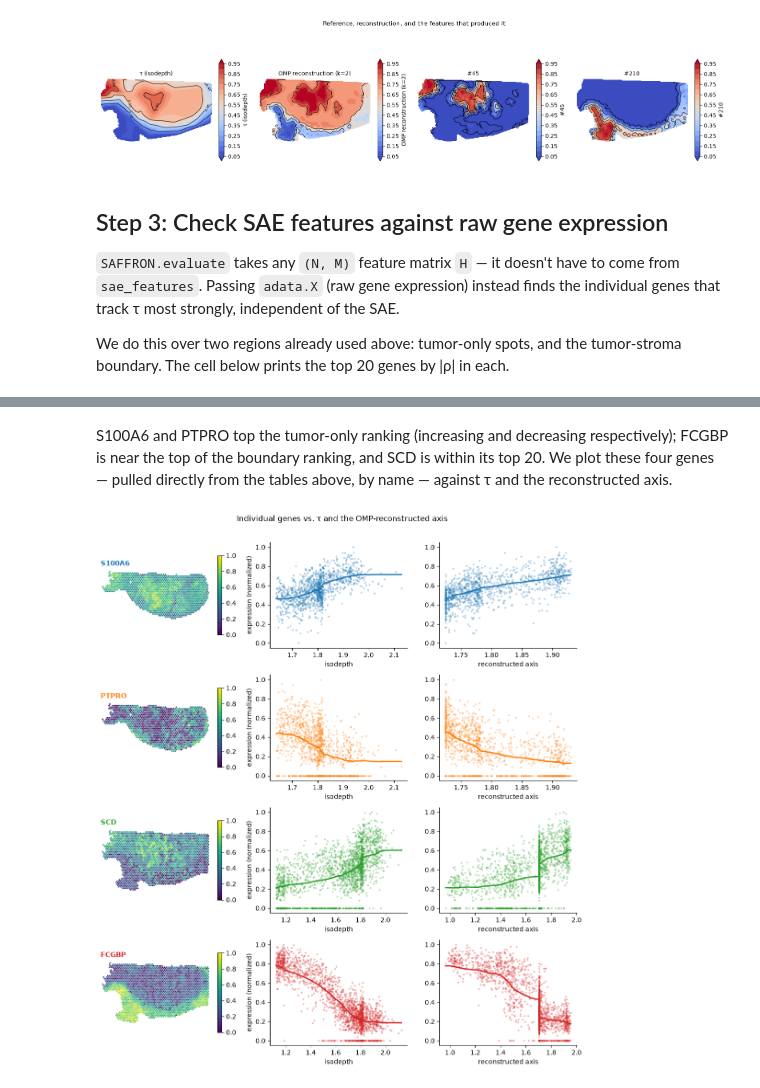
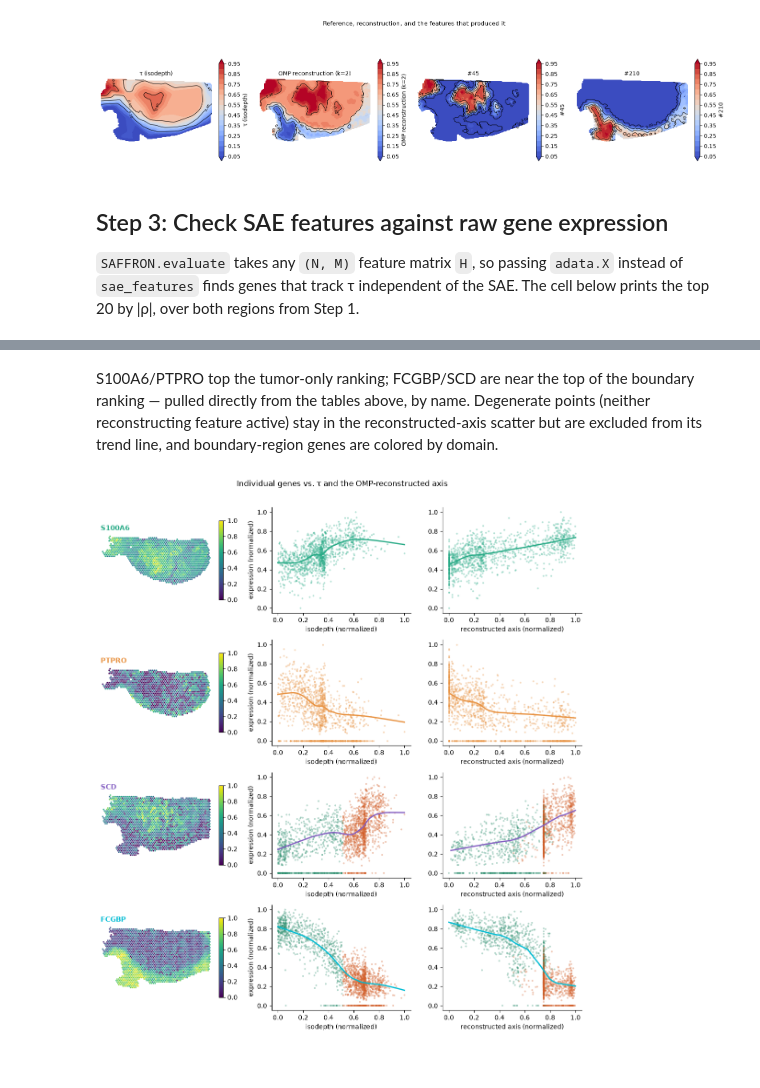
Before and after one commit to chitra-lab/SAFFRON, a Jupyter notebook: notebooks/global_spatial_variation_tutorial.ipynb, the cells around one changed output, grey strips where cells are left out. Drawn from its saved outputs; the diff is of its cells as text; code cells hidden in the pictures.

```diff
--- a/notebooks/global_spatial_variation_tutorial.ipynb
+++ b/notebooks/global_spatial_variation_tutorial.ipynb
@@ -34,7 +34,7 @@ The SAE trains on the full tissue so its features generalize beyond any one regi
 model = SAFFRON(latent_dim=256, k=16, matryoshka_dims=[64, 128, 256], epochs=100)
 model.fit(adata, features_key="sae_features")
 
-region = select_domains(adata, [adata.uns["tumor_domain"], adata.uns["tumor_domain"] - 1])
+region = select_domains(adata, [adata.uns["target_domain"], adata.uns["target_domain"] - 1])
 result = model.evaluate(region, tau_key="isodepth", features_key="sae_features")
 
 corr = result.correlation
@@ -73,14 +73,9 @@ Reconstructed τ from features [np.int64(45), np.int64(210)]   R2 = 0.808
 # %% [markdown]
 ## Step 3: Check SAE features against raw gene expression
 
-`SAFFRON.evaluate` takes any `(N, M)` feature matrix `H` — it doesn't have to come from
-`sae_features`. Passing `adata.X` (raw gene expression) instead finds the individual genes that
-track τ most strongly, independent of the SAE.
-
-We do this over two regions already used above: tumor-only spots, and the tumor-stroma boundary.
-The cell below prints the top 20 genes by |ρ| in each.
+`SAFFRON.evaluate` takes any `(N, M)` feature matrix `H`, so passing `adata.X` instead of `sae_features` finds genes that track τ independent of the SAE. The cell below prints the top 20 by |ρ|, over both regions from Step 1.
 # %%
-tumor_only = select_domains(adata, [adata.uns["tumor_domain"]])
+tumor_only = select_domains(adata, [adata.uns["target_domain"]])
 
 tumor_result = SAFFRON().evaluate(tumor_only, H=to_dense(tumor_only.X), tau_key="isodepth",
                                    restrict_support=False, run_omp=False)
@@ -113,18 +108,29 @@ Top 20 genes, tumor-only spots:
   SCD        rho = +0.579
   HLA-A      rho = -0.569
 # %% [markdown]
-S100A6 and PTPRO top the tumor-only ranking (increasing and decreasing respectively); FCGBP is
-near the top of the boundary ranking, and SCD is within its top 20. We plot these four genes —
-pulled directly from the tables above, by name — against τ and the reconstructed axis.
+S100A6/PTPRO top the tumor-only ranking; FCGBP/SCD are near the top of the boundary ranking —
+pulled directly from the tables above, by name. Degenerate points (neither reconstructing
+feature active) stay in the reconstructed-axis scatter but are excluded from its trend line,
+and boundary-region genes are colored by domain.
 # %%
 recon_tumor = omp_reconstruct(tumor_only.obsm["sae_features"], tumor_only.obs["isodepth"].values, k=2)
 
+tumor_mask = omp_active_mask(tumor_only.obsm["sae_features"], recon_tumor.selected_features)
+boundary_mask = omp_active_mask(region.obsm["sae_features"], recon.selected_features)
+
+PAPER_COLORS = {"S100A6": "#29AB87", "PTPRO": "#E8913F", "SCD": "#845EC2", "FCGBP": "#00BCD4"}
+DOMAIN_COLORS = {adata.uns["target_domain"]: "#D35F2A", adata.uns["target_domain"] - 1: "#2D8F6F"}
+
 rows = [
-    gene_row(tumor_only, "S100A6", reconstructed=recon_tumor.reconstructed),
-    gene_row(tumor_only, "PTPRO", reconstructed=recon_tumor.reconstructed),
-    gene_row(region, "SCD", reconstructed=recon.reconstructed),
-    gene_row(region, "FCGBP", reconstructed=recon.reconstructed),
+    gene_row(tumor_only, "S100A6", reconstructed=recon_tumor.reconstructed, reconstructed_mask=tumor_mask,
+             color=PAPER_COLORS["S100A6"]),
+    gene_row(tumor_only, "PTPRO", reconstructed=recon_tumor.reconstructed, reconstructed_mask=tumor_mask,
+             color=PAPER_COLORS["PTPRO"]),
+    gene_row(region, "SCD", reconstructed=recon.reconstructed, reconstructed_mask=boundary_mask,
+             color=PAPER_COLORS["SCD"], group=region.obs["domain"].values, group_colors=DOMAIN_COLORS),
+    gene_row(region, "FCGBP", reconstructed=recon.reconstructed, reconstructed_mask=boundary_mask,
+             color=PAPER_COLORS["FCGBP"], group=region.obs["domain"].values, group_colors=DOMAIN_COLORS),
 ]
 plot_gene_tracks(rows, suptitle="Individual genes vs. τ and the OMP-reconstructed axis");
 # %% [output]
-[figure, old version]
+[figure, new version]
```
Also changed, not shown: parts of 5 cells of this notebook, 8 other files.
